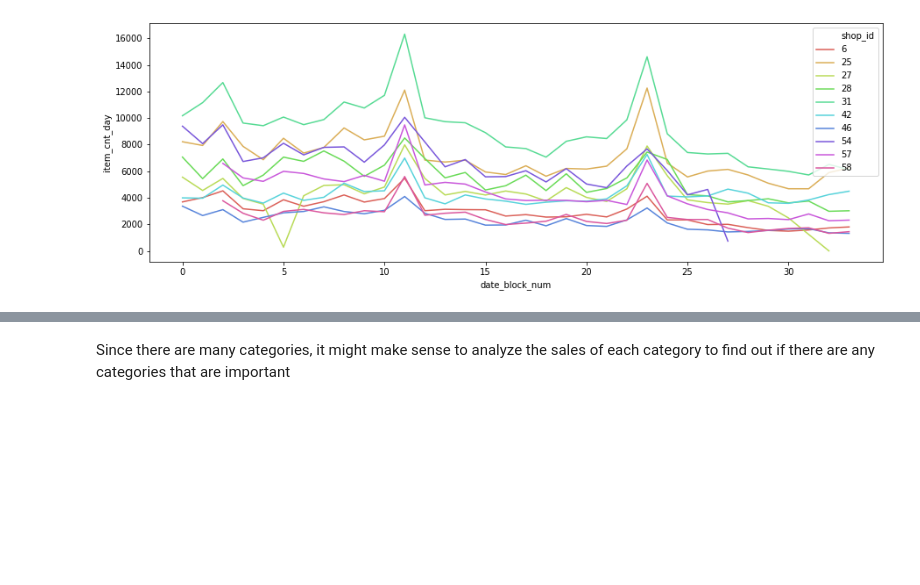
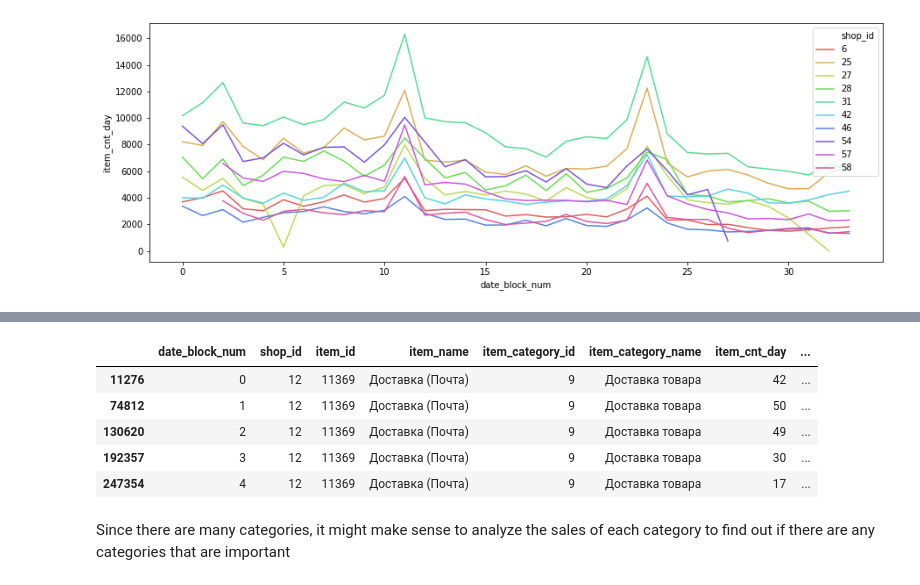
Before and after one commit to jekkiechan/sales_forecasting, a Jupyter notebook: sales_prediction/eda.ipynb, the cells around one changed output, grey strips where cells are left out. Drawn from its saved outputs; the diff is of its cells as text; code cells hidden in the pictures; blank space fills up the shorter version.

```diff
--- a/sales_prediction/eda.ipynb
+++ b/sales_prediction/eda.ipynb
@@ -293,2 +340,11 @@ sns.lineplot('date_block_num',
+# %%
+train_agg.loc[train_agg.item_id == 11369].head()
+# %% [output]
+|  | date_block_num | shop_id | item_id | item_name | item_category_id | item_category_name | item_cnt_day | ... |
+| 11276 | 0 | 12 | 11369 | Доставка (Почта) | 9 | Доставка товара | 42 | ... |
+| 74812 | 1 | 12 | 11369 | Доставка (Почта) | 9 | Доставка товара | 50 | ... |
+| 130620 | 2 | 12 | 11369 | Доставка (Почта) | 9 | Доставка товара | 49 | ... |
+| 192357 | 3 | 12 | 11369 | Доставка (Почта) | 9 | Доставка товара | 30 | ... |
+| 247354 | 4 | 12 | 11369 | Доставка (Почта) | 9 | Доставка товара | 17 | ... |
 # %% [markdown]
 Since there are many categories, it might make sense to analyze the sales of each category to find out if there are any categories that are important
```
Also changed, not shown: parts of 9 cells of this notebook.
